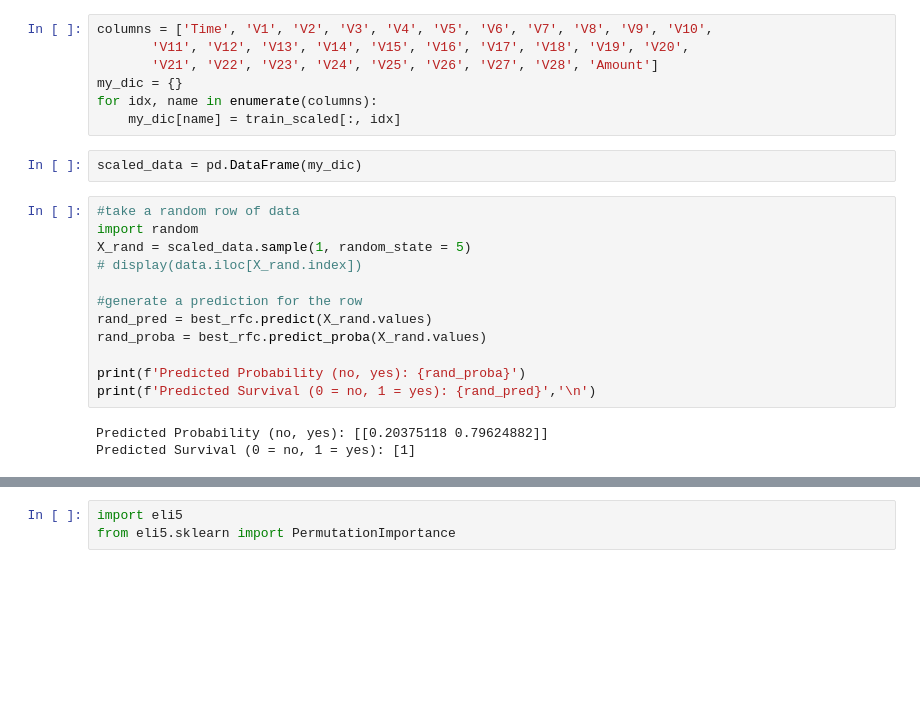
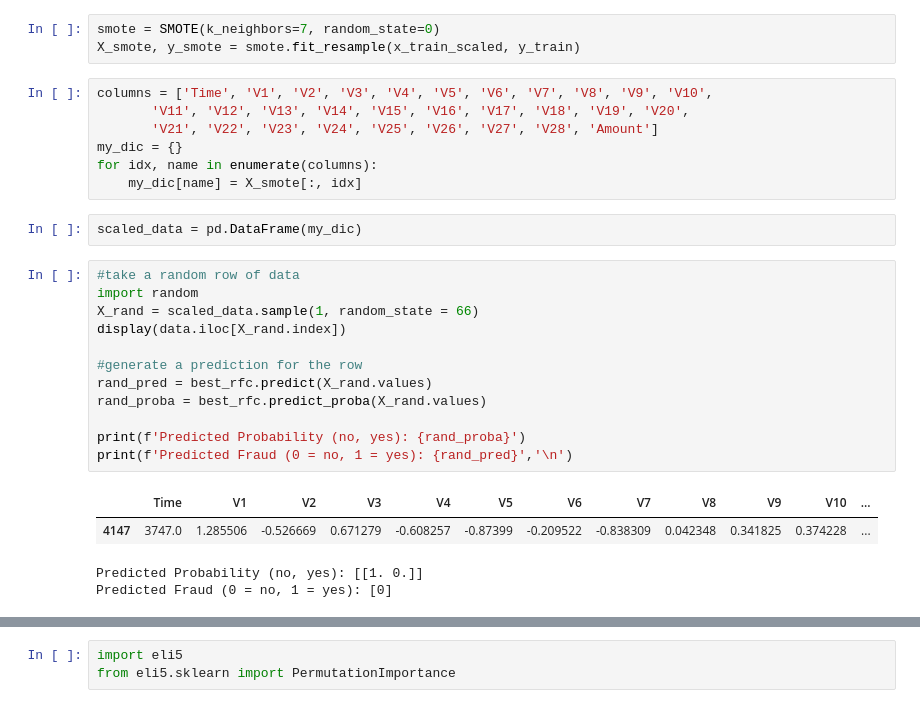
Before and after one commit to gchristodo/Advanced_ML, a Jupyter notebook: explainable_ML.ipynb, the cells around one changed output, grey strips where cells are left out. Drawn from its saved outputs; the diff is of its cells as text; blank space fills up the shorter version.

```diff
--- a/explainable_ML.ipynb
+++ b/explainable_ML.ipynb
@@ -240,25 +277,30 @@ train_scaled = scaler.fit_transform(train)
+# %%
+smote = SMOTE(k_neighbors=7, random_state=0)
+X_smote, y_smote = smote.fit_resample(x_train_scaled, y_train)
 # %%
 columns = ['Time', 'V1', 'V2', 'V3', 'V4', 'V5', 'V6', 'V7', 'V8', 'V9', 'V10',
        'V11', 'V12', 'V13', 'V14', 'V15', 'V16', 'V17', 'V18', 'V19', 'V20',
        'V21', 'V22', 'V23', 'V24', 'V25', 'V26', 'V27', 'V28', 'Amount']
 my_dic = {}
 for idx, name in enumerate(columns):
-    my_dic[name] = train_scaled[:, idx]
+    my_dic[name] = X_smote[:, idx]
 # %%
 scaled_data = pd.DataFrame(my_dic)
 # %%
 #take a random row of data
 import random
-X_rand = scaled_data.sample(1, random_state = 5)
-# display(data.iloc[X_rand.index])
+X_rand = scaled_data.sample(1, random_state = 66)
+display(data.iloc[X_rand.index])
 
 #generate a prediction for the row
 rand_pred = best_rfc.predict(X_rand.values)
 rand_proba = best_rfc.predict_proba(X_rand.values)
 
 print(f'Predicted Probability (no, yes): {rand_proba}')
-print(f'Predicted Survival (0 = no, 1 = yes): {rand_pred}','\n')
+print(f'Predicted Fraud (0 = no, 1 = yes): {rand_pred}','\n')
 # %% [output]
+|  | Time | V1 | V2 | V3 | V4 | V5 | V6 | V7 | V8 | V9 | V10 | ... |
+| 4147 | 3747.0 | 1.285506 | -0.526669 | 0.671279 | -0.608257 | -0.87399 | -0.209522 | -0.838309 | 0.042348 | 0.341825 | 0.374228 | ... |
-Predicted Probability (no, yes): [[0.20375118 0.79624882]]
-Predicted Survival (0 = no, 1 = yes): [1]
+Predicted Probability (no, yes): [[1. 0.]]
+Predicted Fraud (0 = no, 1 = yes): [0]
 # %%
```
Also changed, not shown: parts of 32 cells of this notebook.
